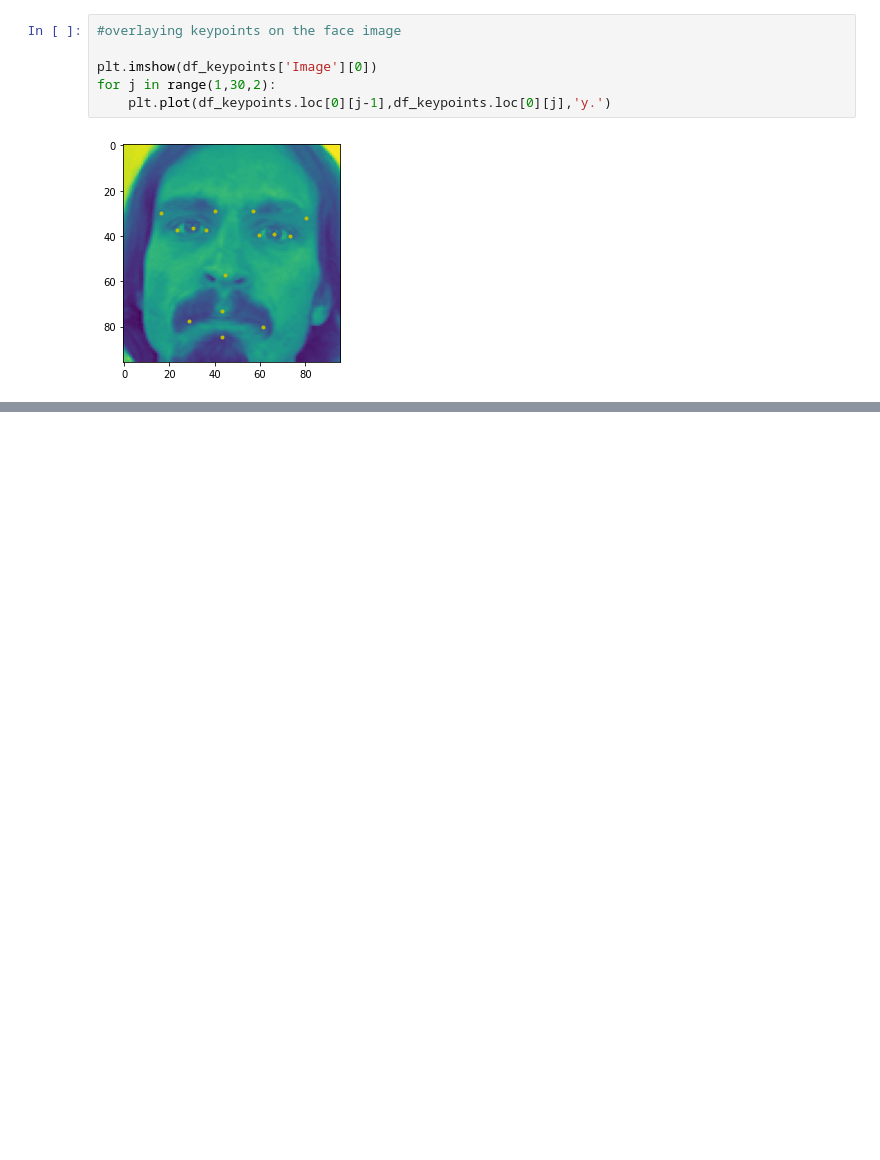
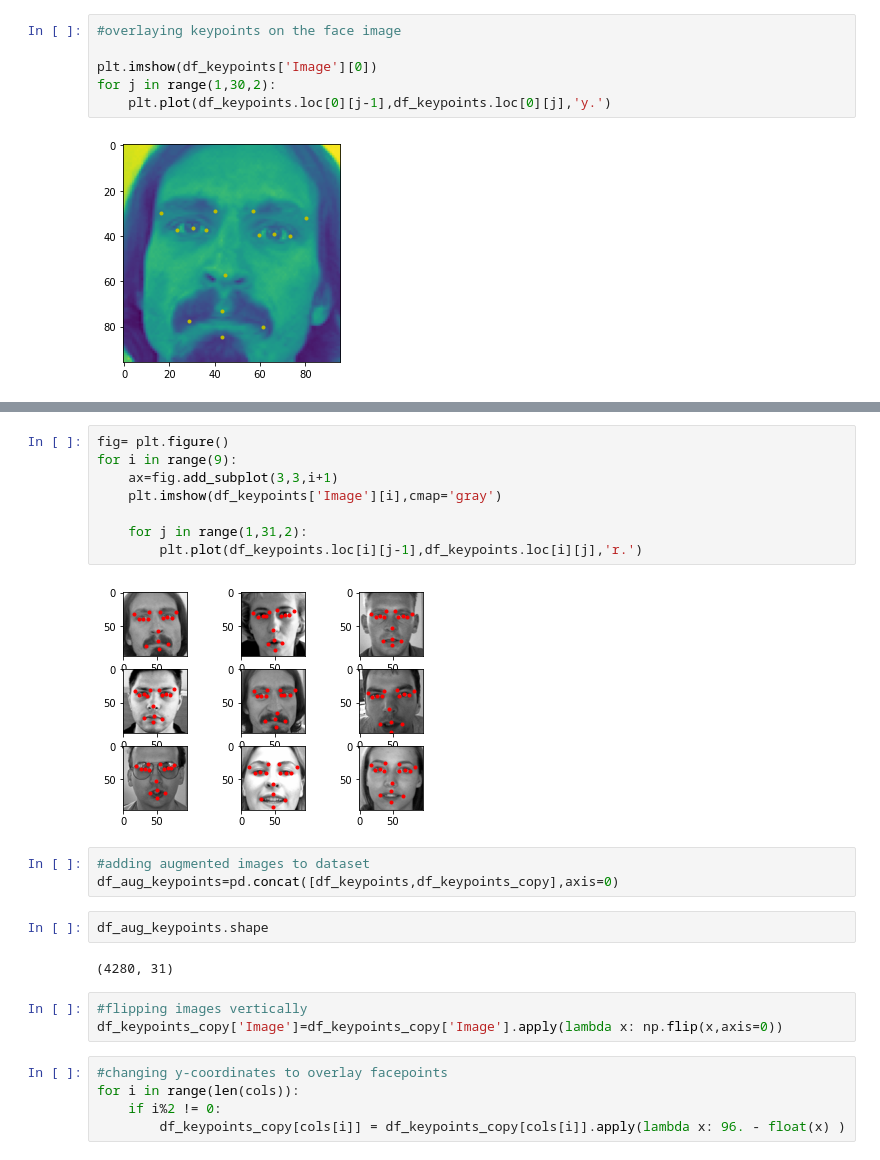
Before and after one commit to CSmahesh04/Facial_Expression_Keypoint_Detection, a Jupyter notebook: Emotion_1.ipynb, the cells around one changed output, grey strips where cells are left out. Cells and saved outputs as stored; diff of their text form; blank space fills up the shorter version.

```diff
--- a/Emotion_1.ipynb
+++ b/Emotion_1.ipynb
@@ -133,0 +159,25 @@ for i in range(20):
+# %%
+fig= plt.figure()
+for i in range(9):
+    ax=fig.add_subplot(3,3,i+1)
+    plt.imshow(df_keypoints['Image'][i],cmap='gray')
+
+    for j in range(1,31,2):
+        plt.plot(df_keypoints.loc[i][j-1],df_keypoints.loc[i][j],'r.')
+# %% [output]
+[figure, added]
+# %%
+#adding augmented images to dataset
+df_aug_keypoints=pd.concat([df_keypoints,df_keypoints_copy],axis=0)
+# %%
+df_aug_keypoints.shape
+# %% [output]
+(4280, 31)
+# %%
+#flipping images vertically
+df_keypoints_copy['Image']=df_keypoints_copy['Image'].apply(lambda x: np.flip(x,axis=0))
+# %%
+#changing y-coordinates to overlay facepoints
+for i in range(len(cols)):
+    if i%2 != 0:
+        df_keypoints_copy[cols[i]] = df_keypoints_copy[cols[i]].apply(lambda x: 96. - float(x) )
```
Also changed, not shown: parts of 22 cells of this notebook, 1 other file.
